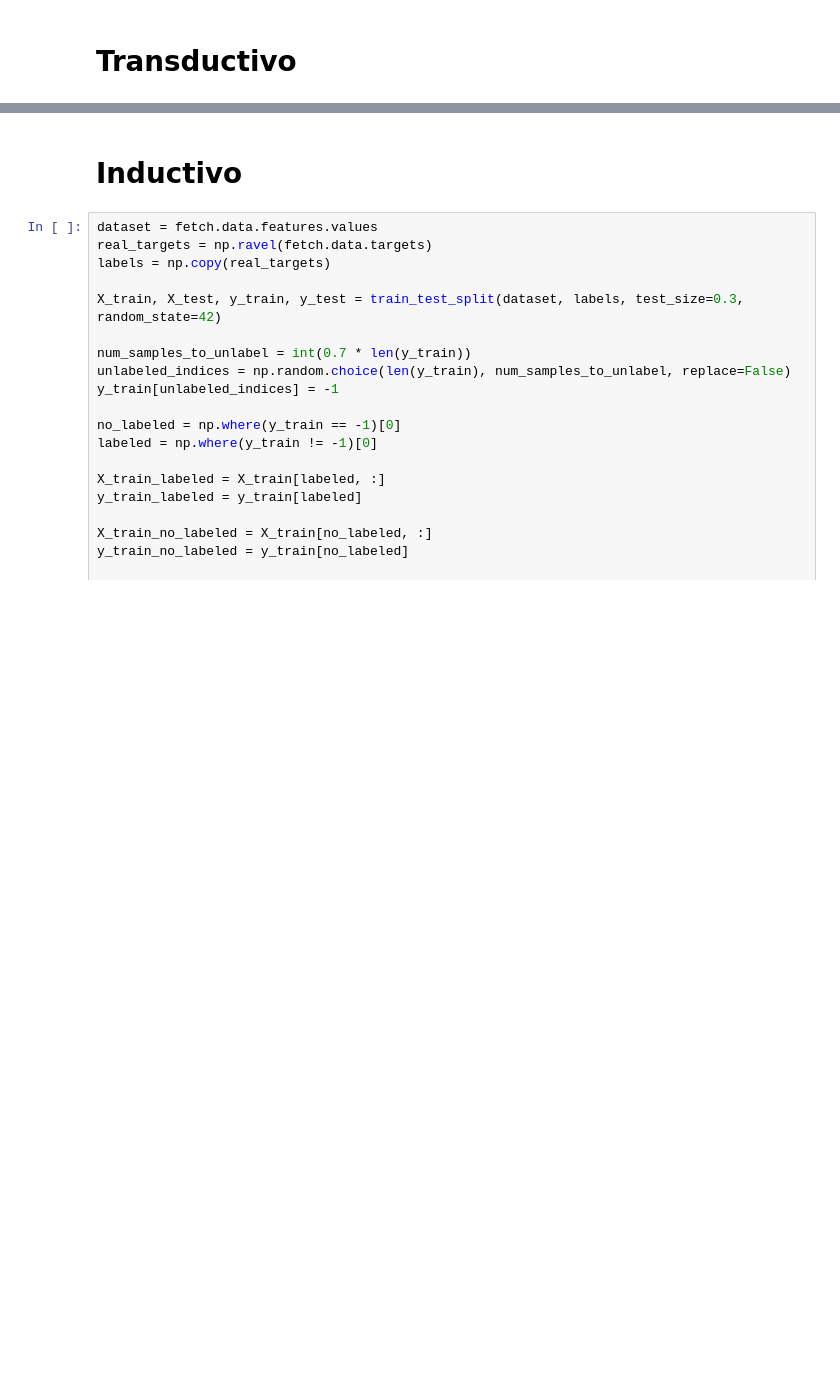
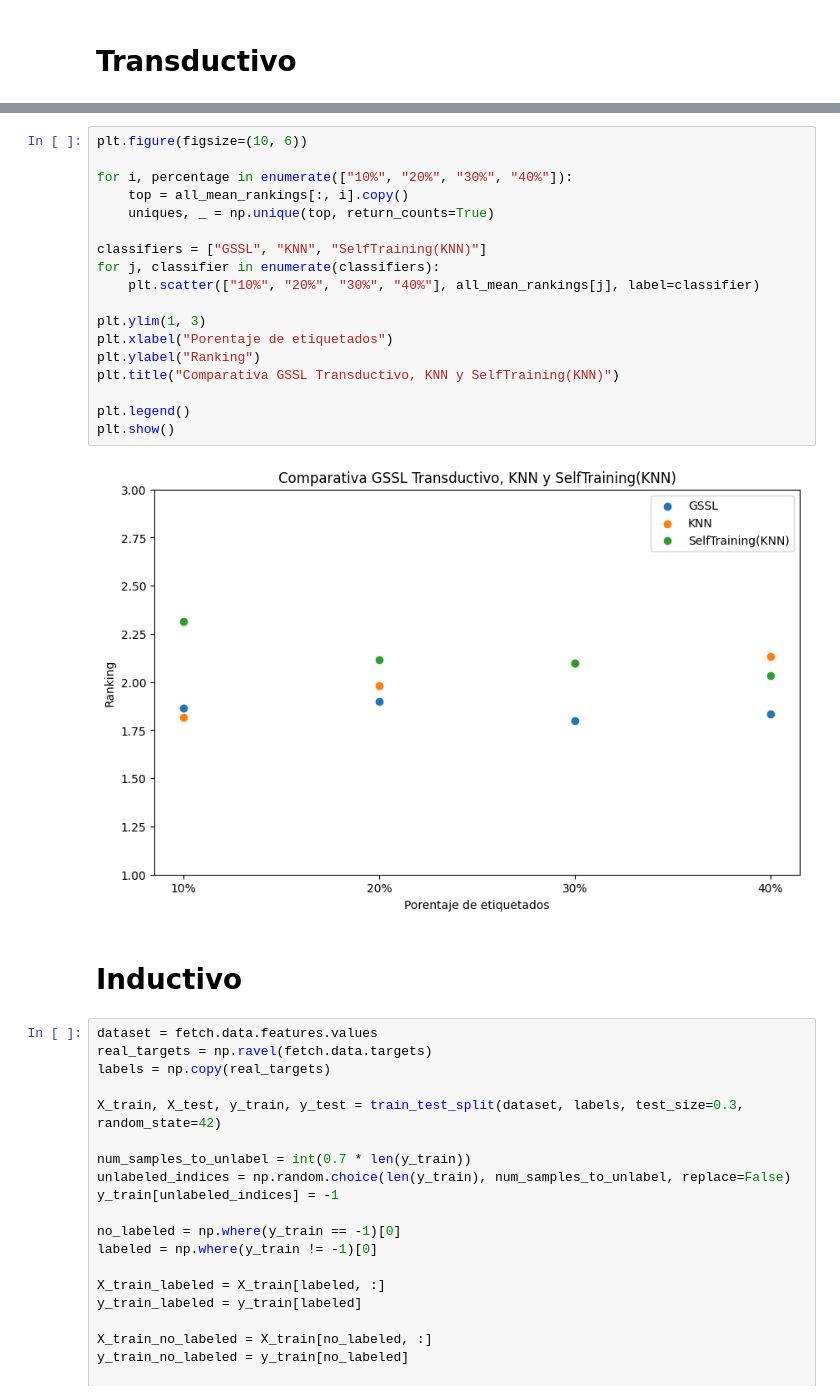
Before and after one commit to dmacha27/TFM-VIU, a Jupyter notebook: metodos/GSSL/check_gssl.ipynb, the cells around one changed output, grey strips where cells are left out. Cells and saved outputs as stored; diff of their text form; blank space fills up the shorter version.

```diff
--- a/metodos/GSSL/check_gssl.ipynb
+++ b/metodos/GSSL/check_gssl.ipynb
@@ -72,3 +247,23 @@ Accuracy KNN: 0.46434068753206775
+# %%
+plt.figure(figsize=(10, 6))
+
+for i, percentage in enumerate(["10%", "20%", "30%", "40%"]):
+    top = all_mean_rankings[:, i].copy()
+    uniques, _ = np.unique(top, return_counts=True)
+
+classifiers = ["GSSL", "KNN", "SelfTraining(KNN)"]
+for j, classifier in enumerate(classifiers):
+    plt.scatter(["10%", "20%", "30%", "40%"], all_mean_rankings[j], label=classifier)
+
+plt.ylim(1, 3)
+plt.xlabel("Porentaje de etiquetados")
+plt.ylabel("Ranking")
+plt.title("Comparativa GSSL Transductivo, KNN y SelfTraining(KNN)")
+
+plt.legend()
+plt.show()
+# %% [output]
+[figure, added]
 # %% [markdown]
 # Inductivo
 # %%
```
Also changed, not shown: parts of 8 cells of this notebook, 2 other files.
